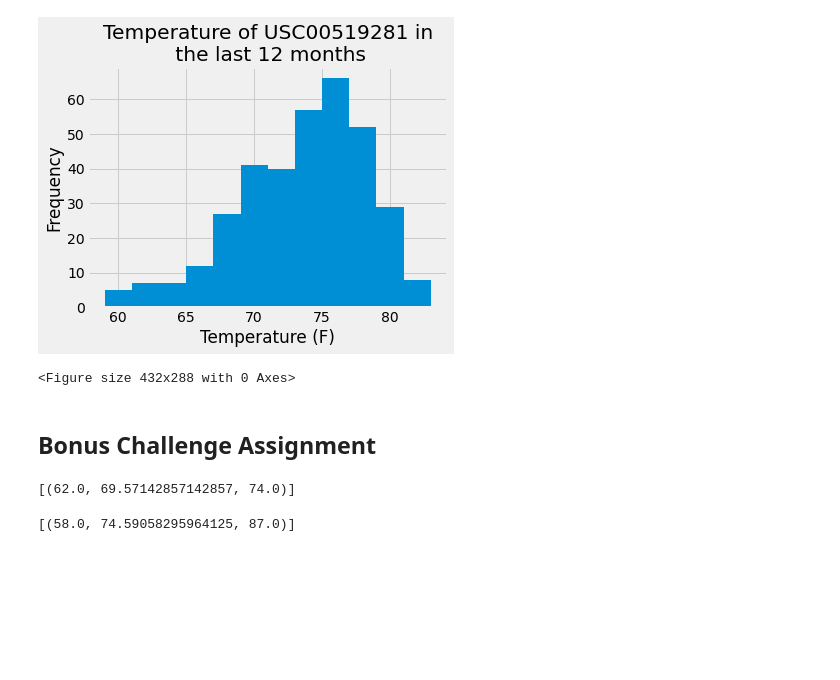
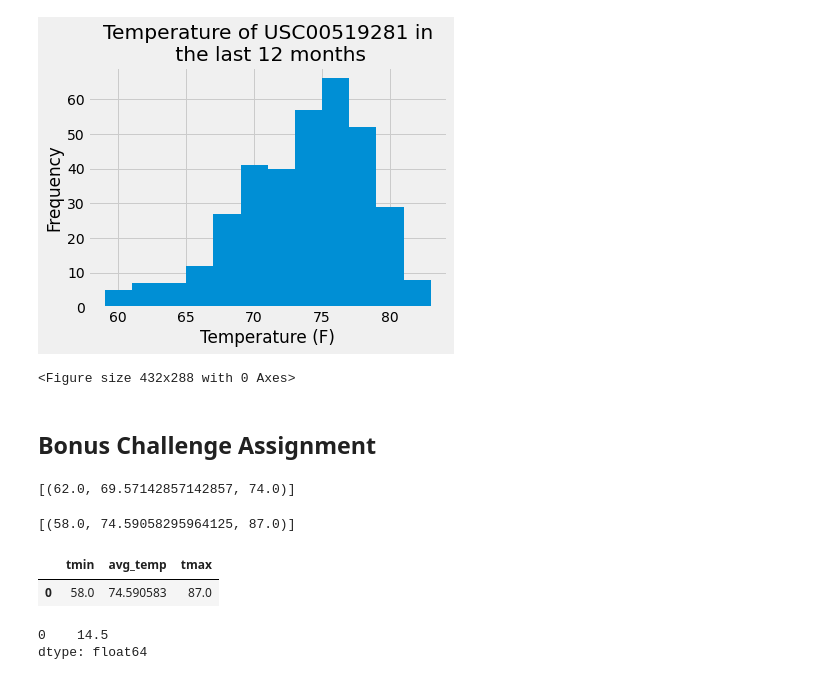
Before and after one commit to PamTT/sqlalchemy-challenge, a Jupyter notebook: climate_starter.ipynb, the cells around one changed output. Drawn from its saved outputs; the diff is of its cells as text; code cells hidden in the pictures; blank space fills up the shorter version.

```diff
--- a/climate_starter.ipynb
+++ b/climate_starter.ipynb
@@ -582,5 +596,22 @@ calc_temps('2016-08-23','2017-08-24')
 # %%
 # Plot the results from your previous query as a bar chart.
 # Use "Trip Avg Temp" as your Title
 # Use the average temperature for the y value
 # Use the peak-to-peak (tmax-tmin) value as the y error bar (yerr)
+
+trip_avg_temp_df = pd.DataFrame(trip_avg_temp, columns=['tmin','avg_temp', 'tmax'])
+trip_avg_temp_df
+# %% [output]
+|  | tmin | avg_temp | tmax |
+| 0 | 58.0 | 74.590583 | 87.0 |
+# %%
+y_err = (trip_avg_temp_df['tmax']-trip_avg_temp_df['tmin'])/2
+x = 0
+y = trip_avg_temp_df['avg_temp']
+trip_avg_temp_df['tmin']
+trip_avg_temp_df['tmax']
+trip_avg_temp_df['avg_temp']
+y_err
+# %% [output]
+0    14.5
+dtype: float64
```
Also changed, not shown: parts of 8 cells of this notebook, 2 other files.
